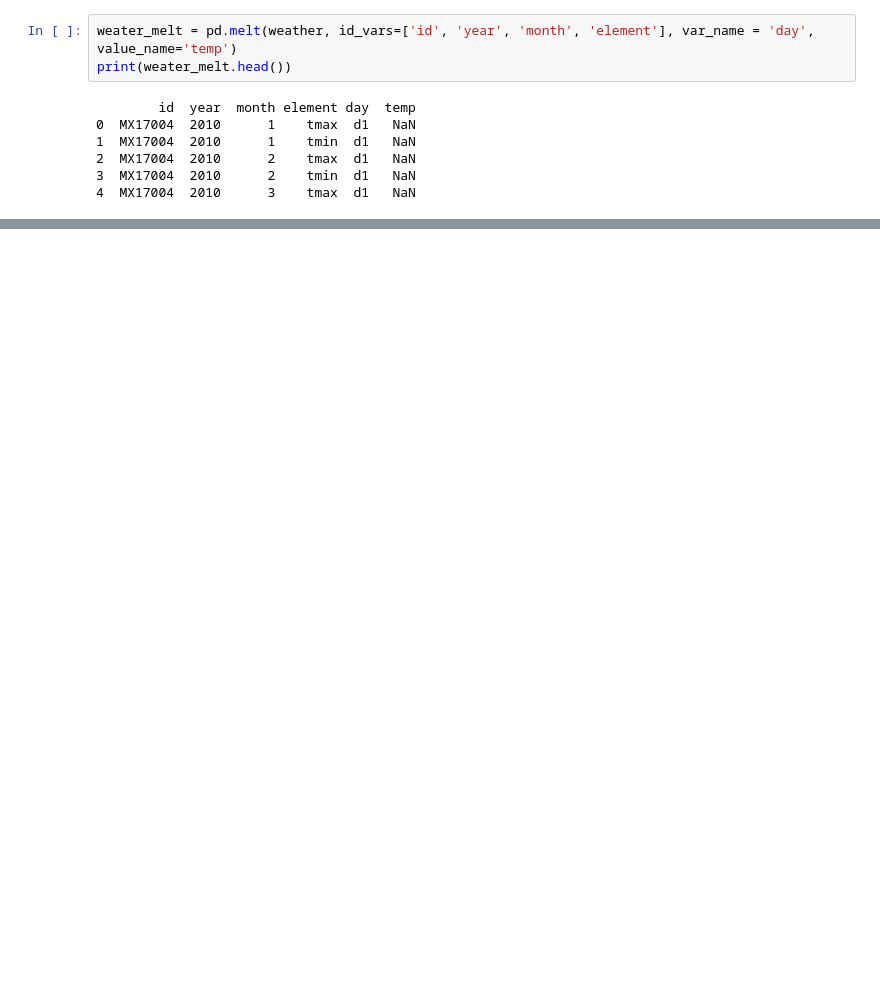
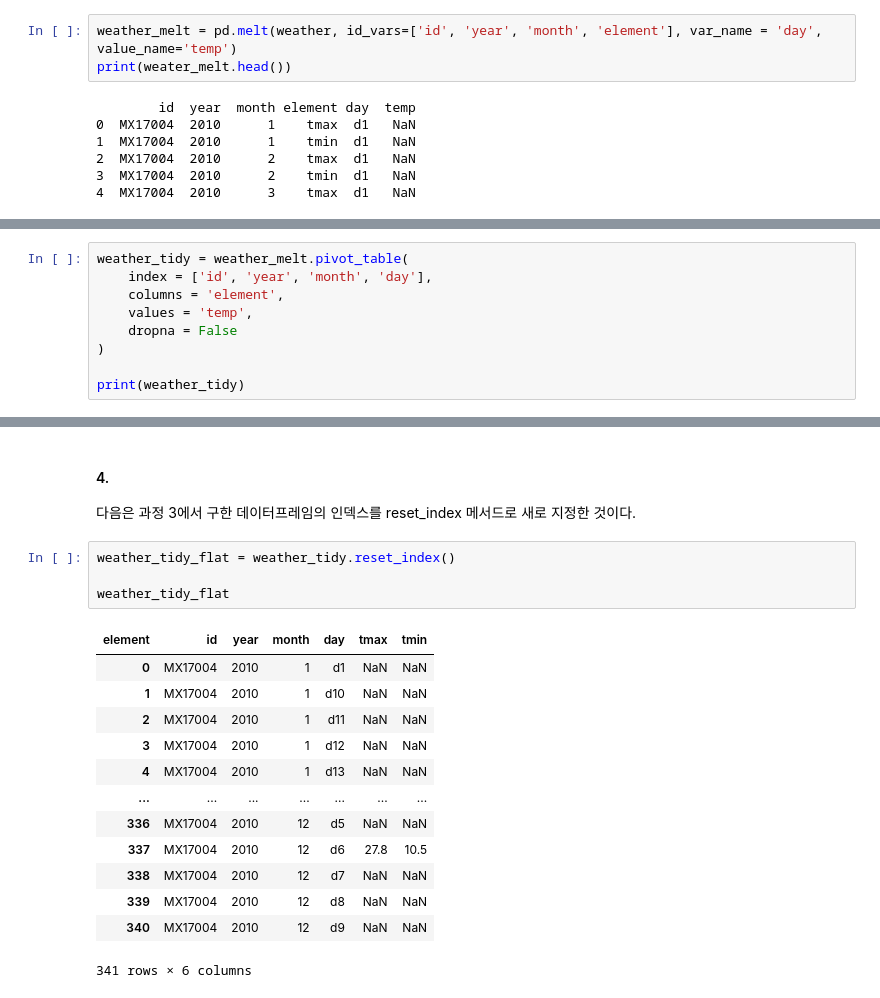
Before and after one commit to Unfinishedgod/doit_pandas_study, a Jupyter notebook: Chapter 7.ipynb, the cells around one changed output, grey strips where cells are left out. Drawn from its saved outputs; the diff is of its cells as text; blank space fills up the shorter version.

```diff
--- a/Chapter 7.ipynb
+++ b/Chapter 7.ipynb
@@ -294,7 +294,7 @@ weather.iloc[:5, :]
 #### 2.
 다음은 melt 메서드로 일별 온도 측정값을 피벗한 것이다. 그러면 day 열에 날짜 열이 정리되고 날짜 열의 데이터는 temp 열에 정리 된다. 하지만 아직 최고, 최저 온도가 한눈에 들어오지 않는다.
 # %%
-weater_melt = pd.melt(weather, id_vars=['id', 'year', 'month', 'element'], var_name = 'day', value_name='temp')
+weather_melt = pd.melt(weather, id_vars=['id', 'year', 'month', 'element'], var_name = 'day', value_name='temp')
 print(weater_melt.head())
 # %% [output]
         id  year  month element day  temp
@@ -308,0 +309,9 @@ print(weater_melt.head())
+# %%
+weather_tidy = weather_melt.pivot_table(
+    index = ['id', 'year', 'month', 'day'],
+    columns = 'element',
+    values = 'temp',
+    dropna = False
+)
+
+print(weather_tidy)
@@ -308,0 +334,21 @@ print(weater_melt.head())
+# %% [markdown]
+#### 4.
+다음은 과정 3에서 구한 데이터프레임의 인덱스를 reset_index 메서드로 새로 지정한 것이다.
+# %%
+weather_tidy_flat = weather_tidy.reset_index()
+
+weather_tidy_flat
+# %% [output]
+| element | id | year | month | day | tmax | tmin |
+| 0 | MX17004 | 2010 | 1 | d1 | NaN | NaN |
+| 1 | MX17004 | 2010 | 1 | d10 | NaN | NaN |
+| 2 | MX17004 | 2010 | 1 | d11 | NaN | NaN |
+| 3 | MX17004 | 2010 | 1 | d12 | NaN | NaN |
+| 4 | MX17004 | 2010 | 1 | d13 | NaN | NaN |
+| ... | ... | ... | ... | ... | ... | ... |
+| 336 | MX17004 | 2010 | 12 | d5 | NaN | NaN |
+| 337 | MX17004 | 2010 | 12 | d6 | 27.8 | 10.5 |
+| 338 | MX17004 | 2010 | 12 | d7 | NaN | NaN |
+| 339 | MX17004 | 2010 | 12 | d8 | NaN | NaN |
+| 340 | MX17004 | 2010 | 12 | d9 | NaN | NaN |
+341 rows × 6 columns
```
Also changed, not shown: parts of 29 cells of this notebook.
